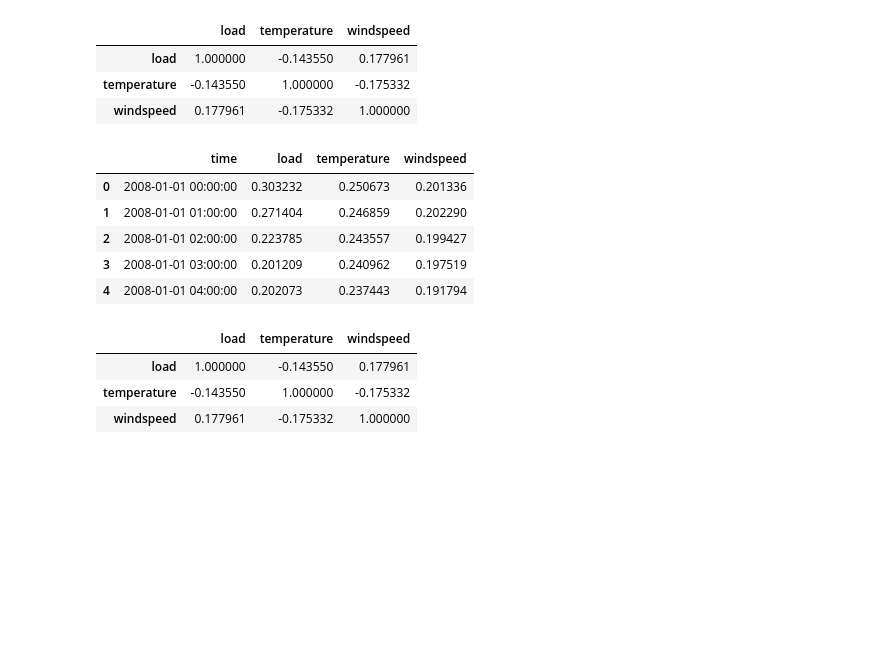
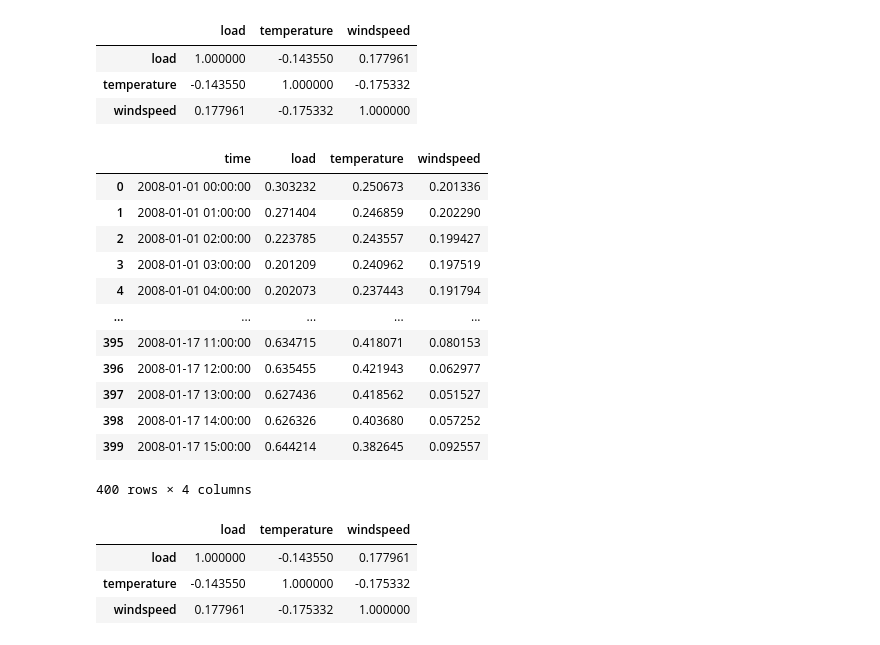
Before and after one commit to BaiRuic/Novel-Seq2Seq-Module, a Jupyter notebook: prepare_data/analysis_data.ipynb, the cells around one changed output. Saved outputs shown, nothing was run; the diff lists cells and outputs as text; code cells hidden in the pictures; blank space fills up the shorter version.

```diff
--- a/prepare_data/analysis_data.ipynb
+++ b/prepare_data/analysis_data.ipynb
@@ -36,16 +36,23 @@ at_data.corr()
 # %%
 scaler = preprocessing.MinMaxScaler(feature_range=(0, 1))
 at_data['temperature'] = scaler.fit_transform(at_data[['temperature']])
 at_data['windspeed'] = scaler.fit_transform(at_data[['windspeed']])
 at_data['load'] = scaler.fit_transform(at_data[['load']])
-at_data.head()
+at_data.head(400)
 # %% [output]
 |  | time | load | temperature | windspeed |
 | 0 | 2008-01-01 00:00:00 | 0.303232 | 0.250673 | 0.201336 |
 | 1 | 2008-01-01 01:00:00 | 0.271404 | 0.246859 | 0.202290 |
 | 2 | 2008-01-01 02:00:00 | 0.223785 | 0.243557 | 0.199427 |
 | 3 | 2008-01-01 03:00:00 | 0.201209 | 0.240962 | 0.197519 |
 | 4 | 2008-01-01 04:00:00 | 0.202073 | 0.237443 | 0.191794 |
+| ... | ... | ... | ... | ... |
+| 395 | 2008-01-17 11:00:00 | 0.634715 | 0.418071 | 0.080153 |
+| 396 | 2008-01-17 12:00:00 | 0.635455 | 0.421943 | 0.062977 |
+| 397 | 2008-01-17 13:00:00 | 0.627436 | 0.418562 | 0.051527 |
+| 398 | 2008-01-17 14:00:00 | 0.626326 | 0.403680 | 0.057252 |
+| 399 | 2008-01-17 15:00:00 | 0.644214 | 0.382645 | 0.092557 |
+400 rows × 4 columns
 # %%
 at_data.corr()
 # %% [output]
```
Also changed, not shown: 12 other files.
